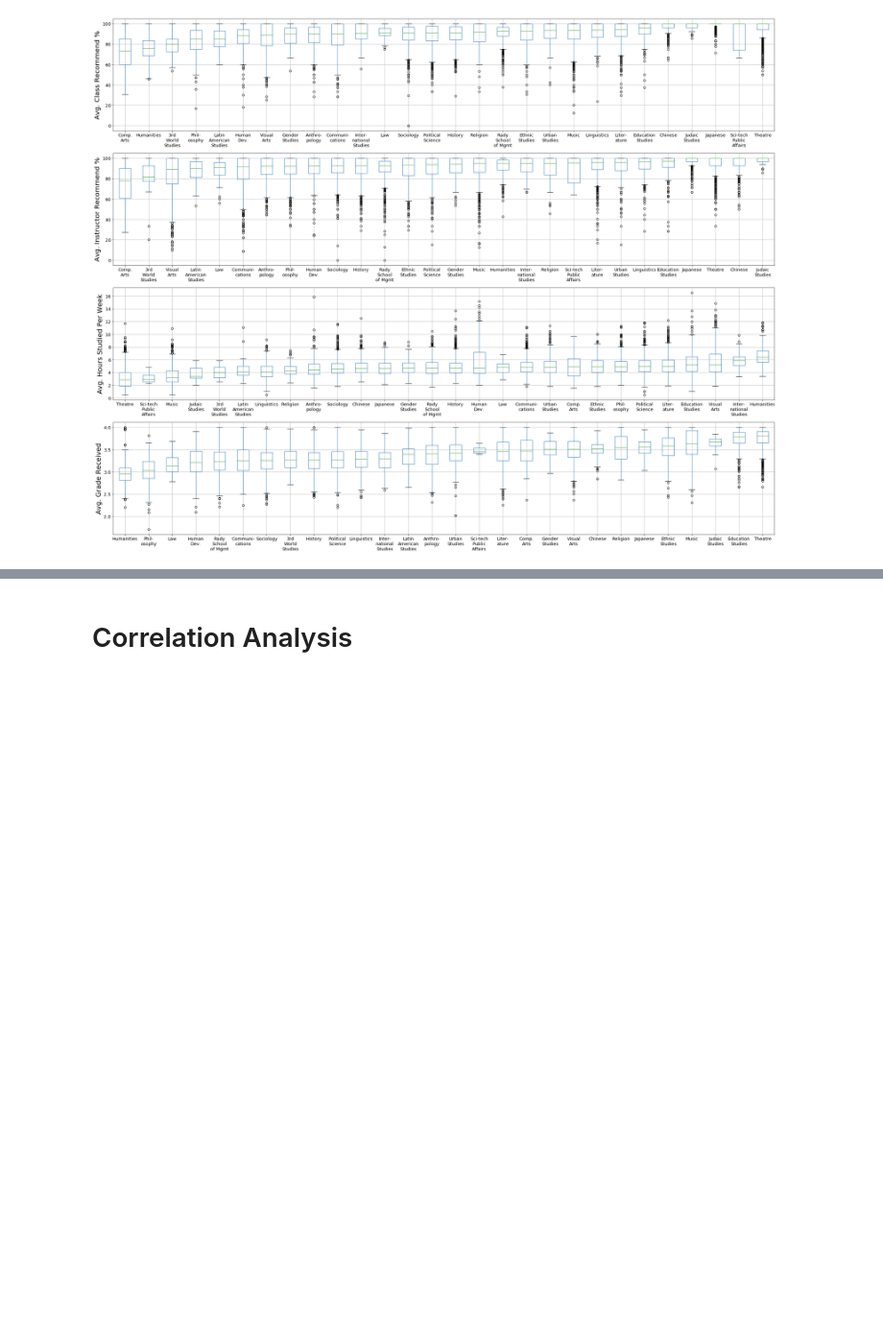
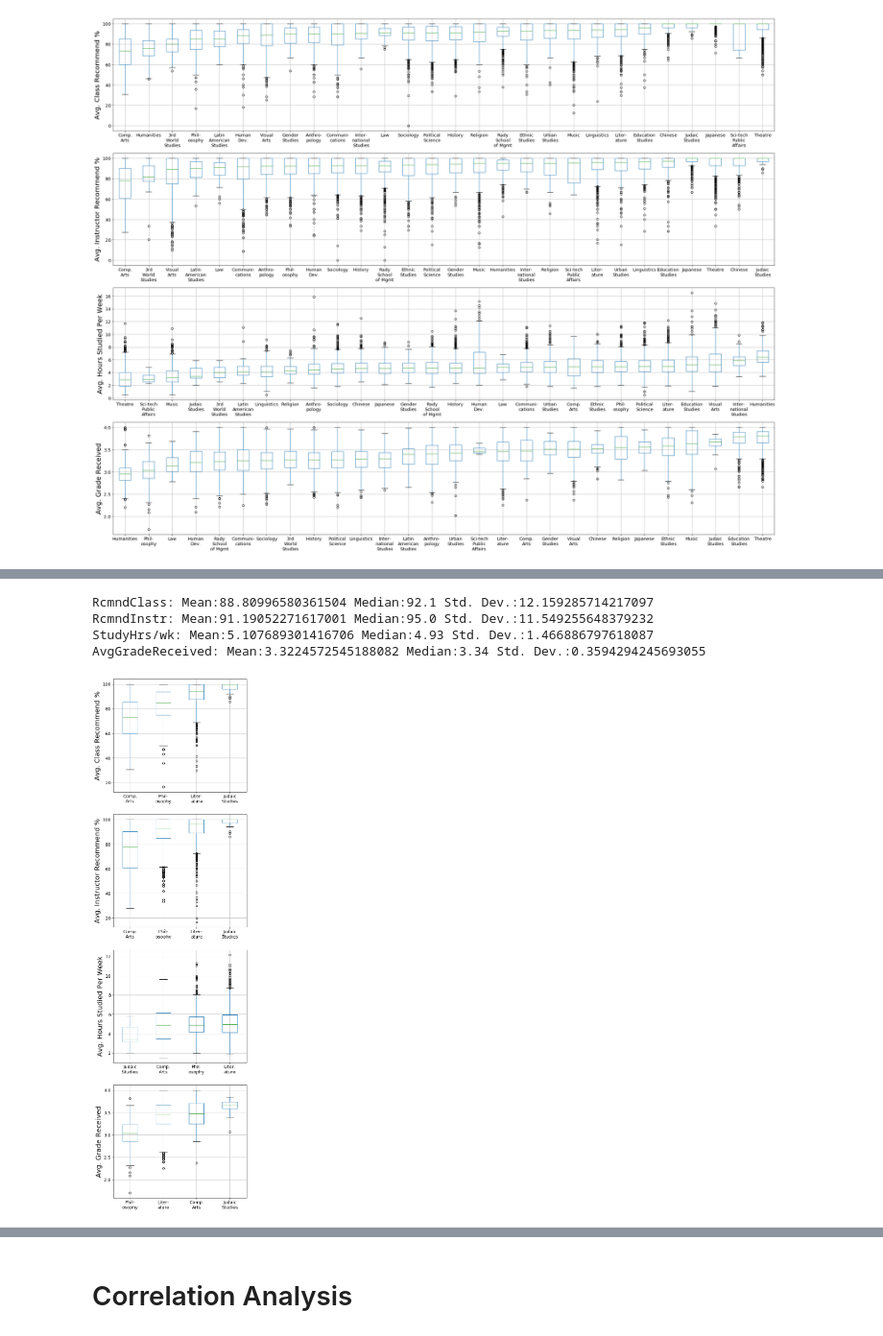
Before and after one commit to guptarohit994/ECE143_group25_project, a Jupyter notebook: statistical_analysis/CAPES_Statistical_Analysis.ipynb, the cells around one changed output, grey strips where cells are left out. Shown at 96% size. Cells and saved outputs as stored; diff of their text form; code cells hidden in the pictures; blank space fills up the shorter version.

```diff
--- a/statistical_analysis/CAPES_Statistical_Analysis.ipynb
+++ b/statistical_analysis/CAPES_Statistical_Analysis.ipynb
@@ -142,0 +152,8 @@ AvgGradeReceived: Mean:3.403666866387058 Median:3.42 Std. Dev.:0.344199164022723
+# %%
+generate_boxplots(["ICAM","PHIL","LIT","JUDA"],figsize_len=7)
+# %% [output]
+RcmndClass: Mean:88.80996580361504 Median:92.1 Std. Dev.:12.159285714217097
+RcmndInstr: Mean:91.19052271617001 Median:95.0 Std. Dev.:11.549255648379232
+StudyHrs/wk: Mean:5.107689301416706 Median:4.93 Std. Dev.:1.466886797618087
+AvgGradeReceived: Mean:3.3224572545188082 Median:3.34 Std. Dev.:0.3594294245693055
+[figure, added]
```
Also changed, not shown: parts of 15 cells of this notebook.
